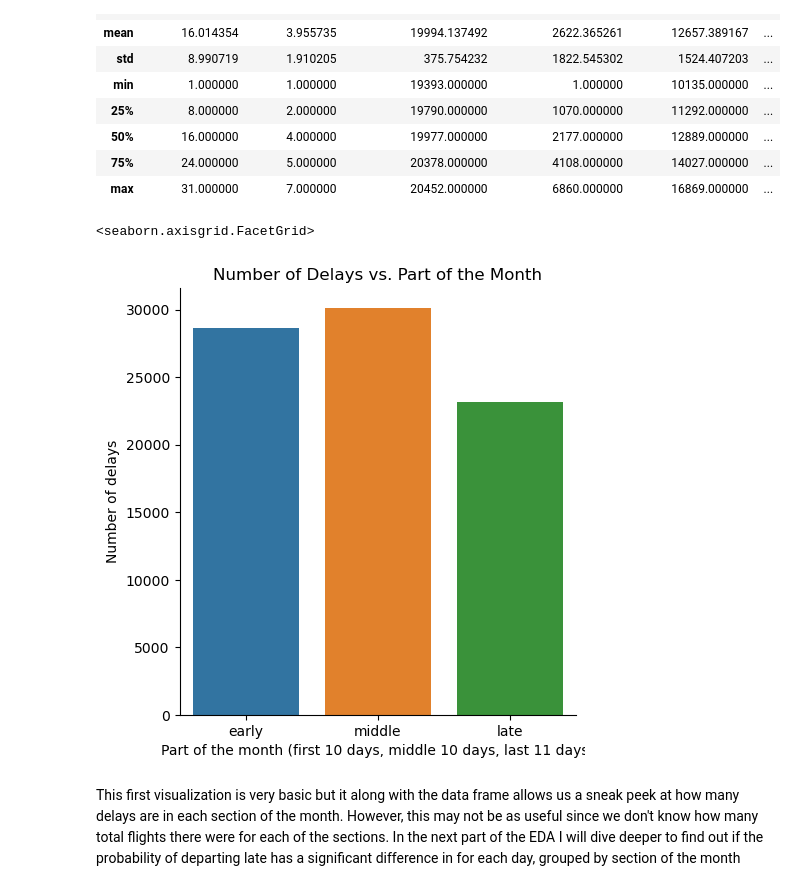
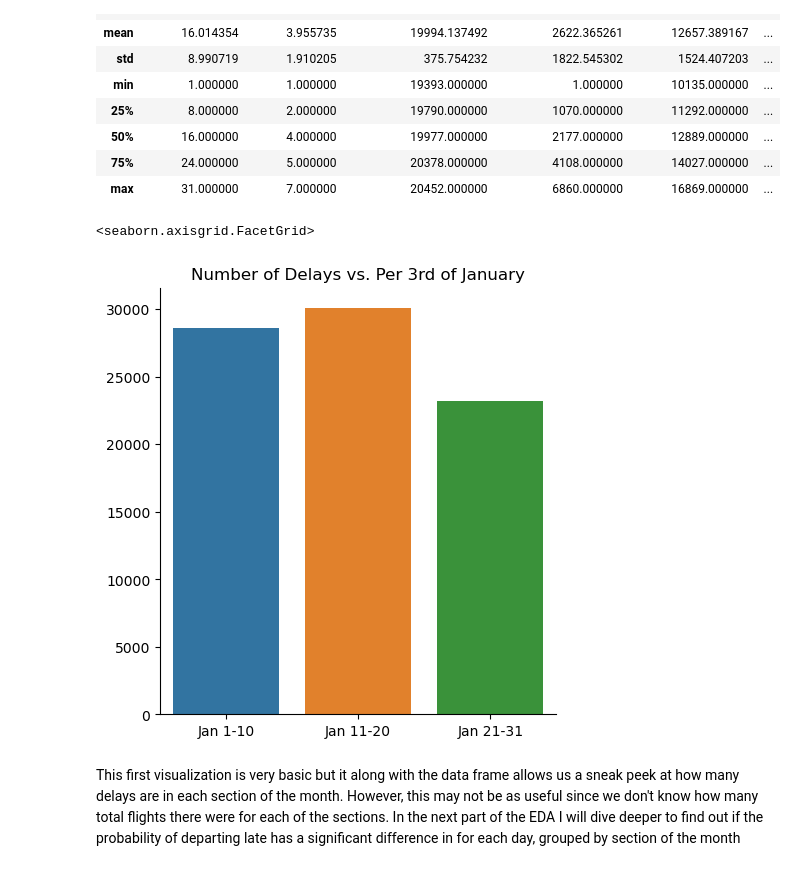
Before and after one commit to ubco-W2022T2-data301/project-group-group05, a Jupyter notebook: analysis/analysis_kaiden.ipynb, the cells around one changed output. Saved outputs shown, nothing was run; the diff lists cells and outputs as text; code cells hidden in the pictures.

Commit message:
cleaned up the first visualization.

```diff
--- a/analysis/analysis_kaiden.ipynb
+++ b/analysis/analysis_kaiden.ipynb
@@ -69,31 +69,31 @@ raw_df.describe()
 # %%
 #Analyzing whether the early, middle, or late part of the month sees a higher number of delays realtive to the rest of the month
 
 filtered = raw_df[['DAY_OF_MONTH', 'DEP_DEL15']]
 early = filtered.loc[filtered['DAY_OF_MONTH']<=10,]
-early = early.assign(PART_OF_MONTH='early')
+early = early.assign(PART_OF_MONTH='Jan 1-10')
 middle = filtered.loc[(filtered['DAY_OF_MONTH']<=20) & (filtered['DAY_OF_MONTH']>10),]
-middle = middle.assign(PART_OF_MONTH='middle')
+middle = middle.assign(PART_OF_MONTH='Jan 11-20')
 late = filtered.loc[filtered['DAY_OF_MONTH']>20,]
-late = late.assign(PART_OF_MONTH='late')
+late = late.assign(PART_OF_MONTH='Jan 21-31')
 # Created data frame with a new column that specifies if the observation is in the early, middle, or late part of the month
 filtered_by_month = pd.concat([early, middle, late])
 
 #we have to drop the na values of the dep_del15 column since we are looking at the departure delay for each part of the month
 filtered_by_month = filtered_by_month.dropna()
 
 #Now we use groupby to create a data frame that shows how many departure delays over 15 minutes there were in each section of the month
 month_grouped = filtered_by_month.groupby('PART_OF_MONTH')['DEP_DEL15'].sum().reset_index()
 month_grouped = month_grouped.rename(columns={'DEP_DEL15':'Number_of_delays'})
 month_grouped.head()
 
-barplot = sns.catplot(data = month_grouped, kind='bar', x='PART_OF_MONTH', y='Number_of_delays', order = ['early','middle','late'])
-barplot.set(xlabel='Part of the month (first 10 days, middle 10 days, last 11 days)',
-           ylabel='Number of delays',
-           title='Number of Delays vs. Part of the Month')
+barplot = sns.catplot(data = month_grouped, kind='bar', x='PART_OF_MONTH', y='Number_of_delays', order = ['Jan 1-10','Jan 11-20','Jan 21-31'])
+barplot.set(xlabel='',
+           ylabel='',
+           title='Number of Delays vs. Per 3rd of January')
 # %% [output]
 <seaborn.axisgrid.FacetGrid>
-[figure, old version]
+[figure, new version]
 # %% [markdown]
 This first visualization is very basic but it along with the data frame allows us a sneak peek at how many delays are in each section of the month.
 However, this may not be as useful since we don't know how many total flights there were for each of the sections. In the next part of the EDA I will dive deeper
```
